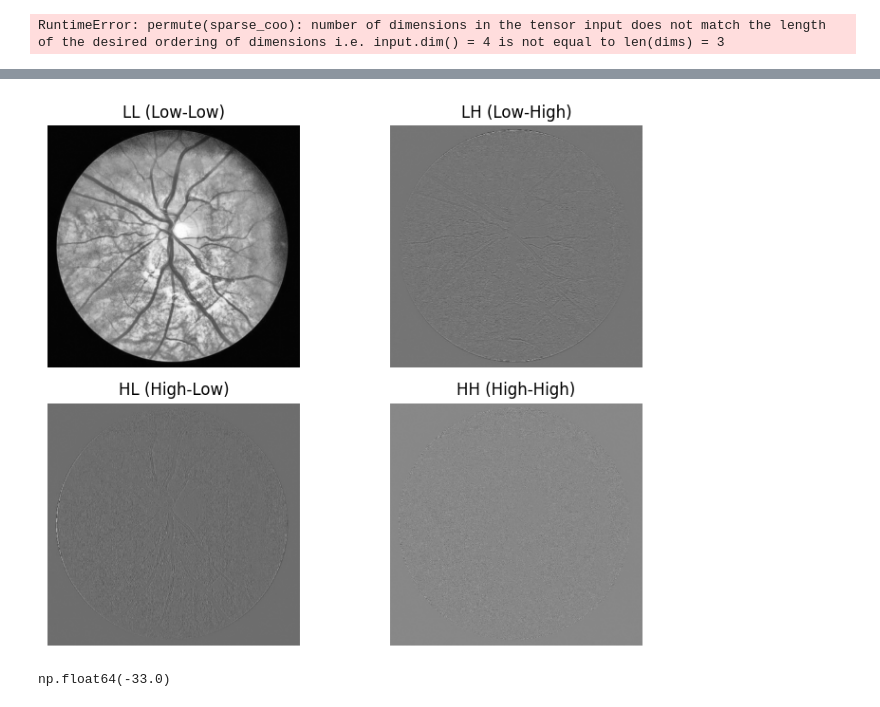
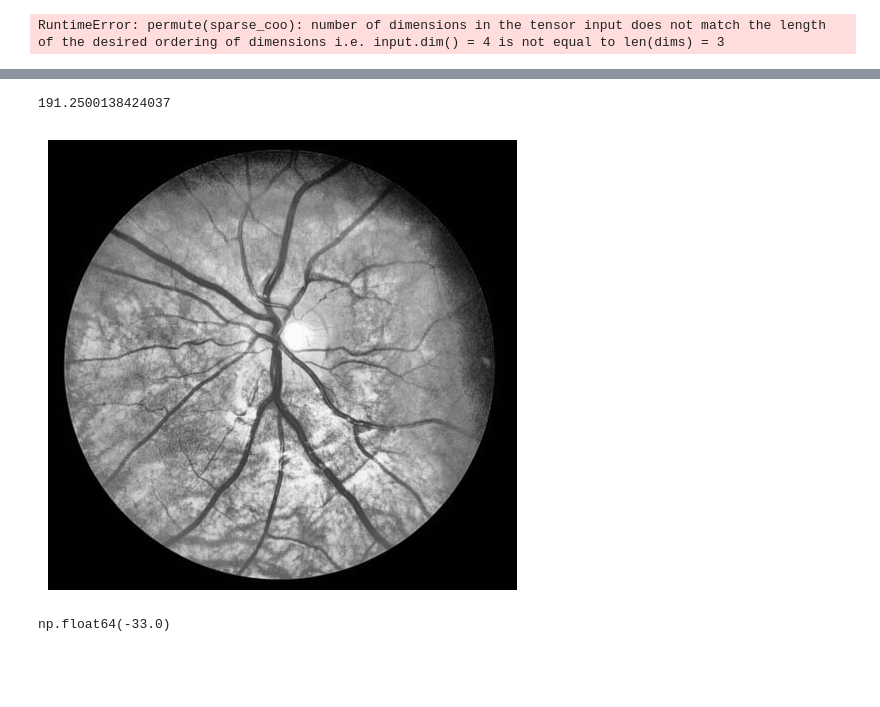
Before and after one commit to PhamDuy204/Retinal-vessels-segmentation, a Jupyter notebook: notebooks/Duy/tmp.ipynb, the cells around one changed output, grey strips where cells are left out. Drawn from its saved outputs; the diff is of its cells as text; code cells hidden in the pictures; blank space fills up the shorter version.

```diff
--- a/notebooks/Duy/tmp.ipynb
+++ b/notebooks/Duy/tmp.ipynb
@@ -279,22 +431,25 @@ RuntimeError: permute(sparse_coo): number of dimensions in the tensor input does
 # %%
 import pywt
-img=preprocessing_img(image_path)
-coeffs2 = pywt.dwt2(img, 'db2')  # DWT cấp 1
-LL, (LH, HL, HH) = coeffs2
-
-# Hiển thị các thành phần tần số
-plt.figure(figsize=(8, 6))
-titles = ['LL (Low-Low)', 'LH (Low-High)', 'HL (High-Low)', 'HH (High-High)']
-for i, comp in enumerate([LL, LH, HL, HH]):
-    plt.subplot(2, 2, i+1)
-    plt.imshow(comp, cmap='gray')
-    plt.title(titles[i])
-    plt.axis('off')
+import matplotlib.pyplot as plt
+from utils import *
+image_path='/home/duypham/NCKH/Retinal-vessels-segmentation/data/CHASEDB_1/test/images/Image_11L.jpg'
+img = np.array(Image.open(image_path).convert('RGB'))
+r,g,b=img.transpose(2,0,1)
+new_r=wiener(apply_gamma_correction(r,6).astype(np.uint8).astype(np.float32),5)*0.75
+new_g=cv2.createCLAHE(8,(8,8)).apply(g.astype(np.uint8))
+new_b=wiener(cv2.createCLAHE(3,(5,5)).apply(b).astype(np.float32),3)
+new_img = np.array([new_r,new_g,new_b]).transpose(1,2,0).astype(np.uint8)
+out=convert_gray(new_img).clip(0,255).astype(np.uint8)
+plt.imshow(out,cmap='gray')
+print(new_r.max())
+# plt.title(titles)
+plt.axis('off')
 
 plt.tight_layout()
 plt.show()
 # %% [output]
+191.2500138424037
-[figure, old version]
+[figure, new version]
 # %%
 HH.min()
 # %% [output]
```
Also changed, not shown: parts of 18 cells of this notebook, 5 other files.
